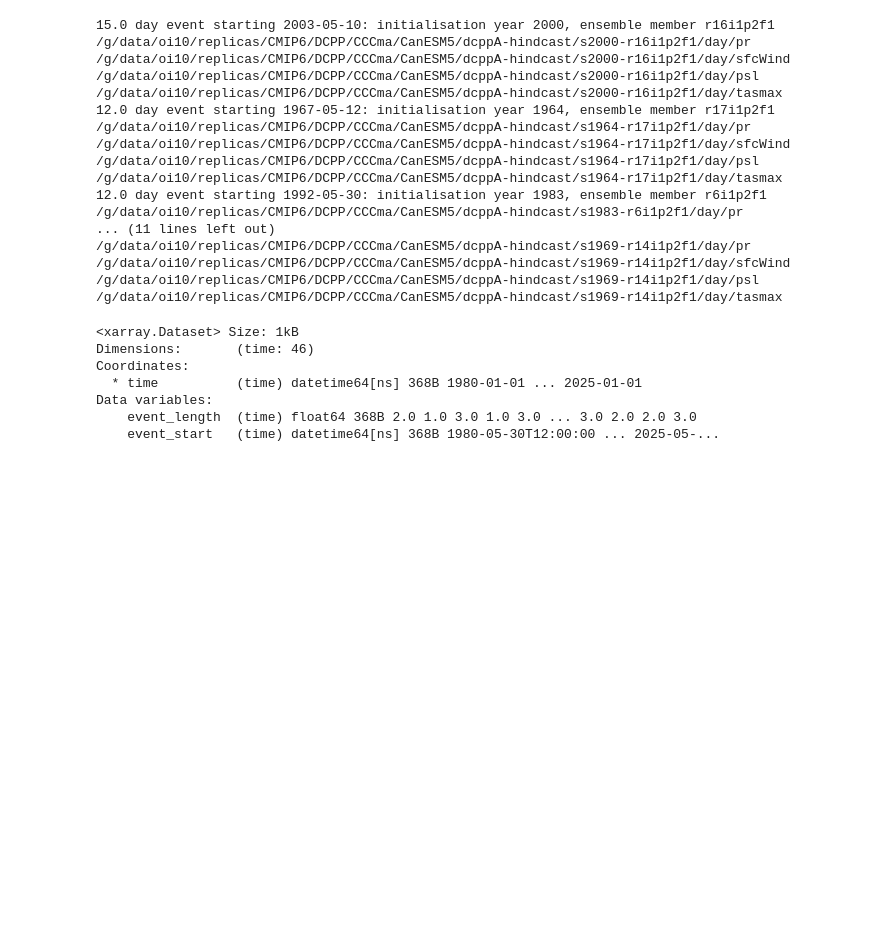
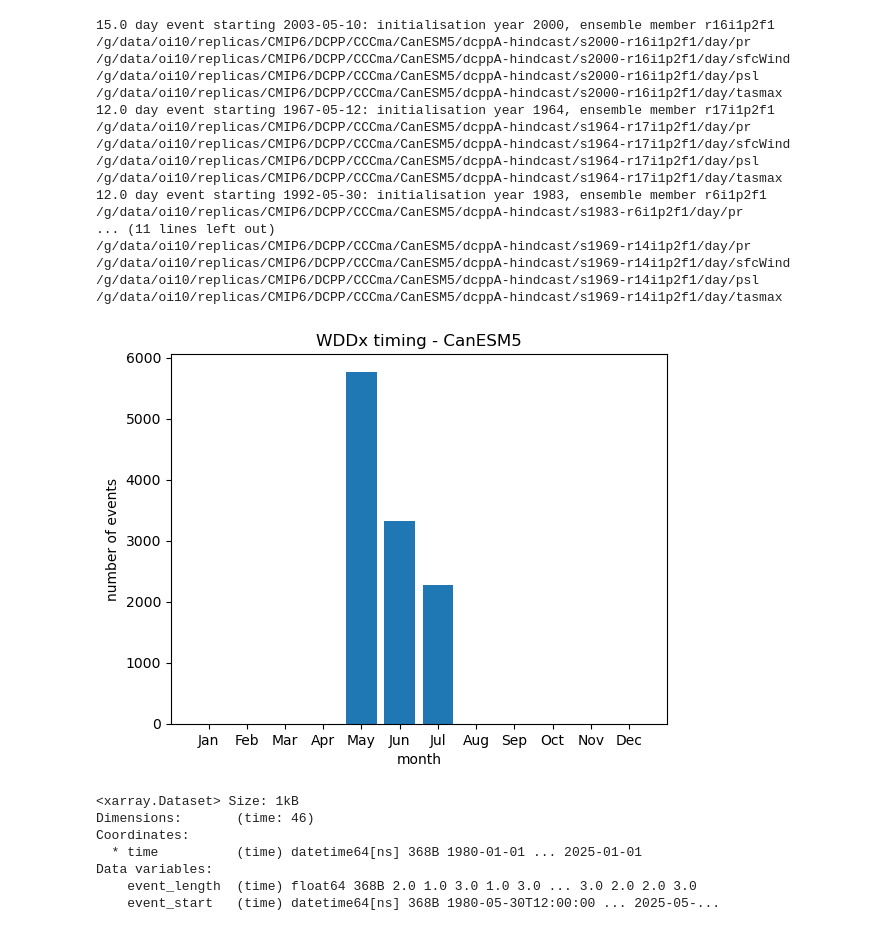
Before and after one commit to AusClimateService/unseen-projects, a Jupyter notebook: project-wind-drought/analysis_CanESM5_nem-2030.ipynb, the cells around one changed output. Saved outputs shown, nothing was run; the diff lists cells and outputs as text; code cells hidden in the pictures; blank space fills up the shorter version.

Commit message:
Add timing

```diff
--- a/project-wind-drought/analysis_CanESM5_nem-2030.ipynb
+++ b/project-wind-drought/analysis_CanESM5_nem-2030.ipynb
@@ -139,6 +176,10 @@ utils.find_dcpp_data(top_events, 'CanESM5')
 /g/data/oi10/replicas/CMIP6/DCPP/CCCma/CanESM5/dcppA-hindcast/s1969-r14i1p2f1/day/sfcWind
 /g/data/oi10/replicas/CMIP6/DCPP/CCCma/CanESM5/dcppA-hindcast/s1969-r14i1p2f1/day/psl
 /g/data/oi10/replicas/CMIP6/DCPP/CCCma/CanESM5/dcppA-hindcast/s1969-r14i1p2f1/day/tasmax
+# %%
+utils.plot_timing(wddx_model['event_start'], 'CanESM5')
+# %% [output]
+[figure, added]
 # %%
 wddx_obs = utils.calc_wddx_obs(ds_obs, pctl10_obs)
 # %%
```
Also changed, not shown: parts of 3 cells of this notebook, 1 other file.
